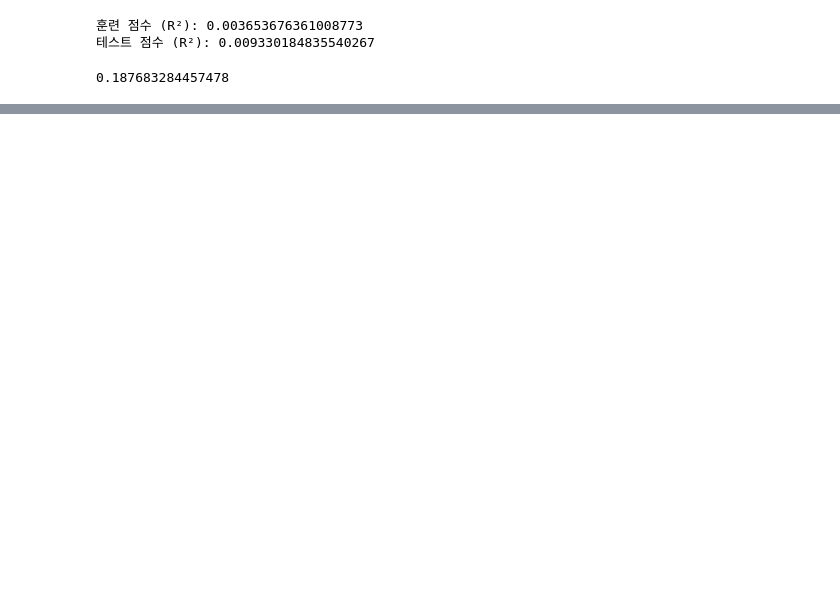
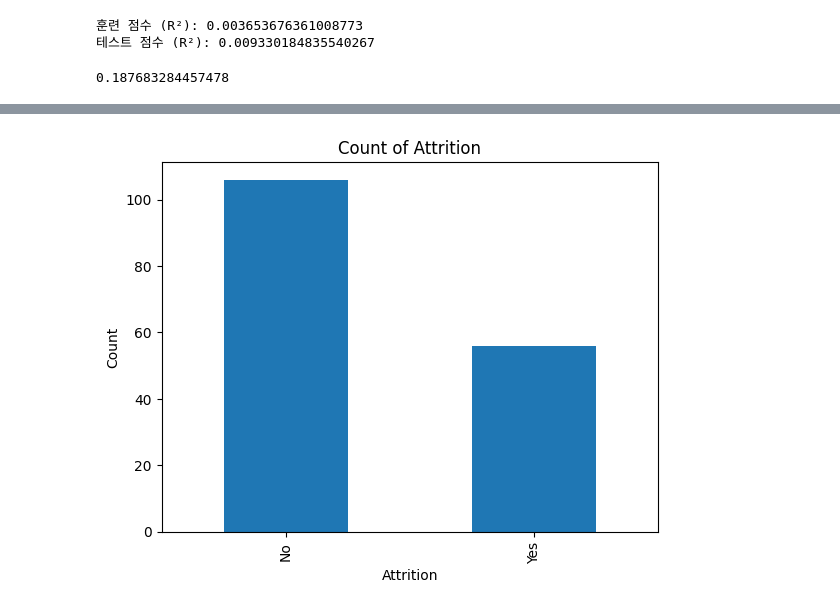
Before and after one commit to Indigo-Coder-github/23_1_Database, a Jupyter notebook: ML.ipynb, the cells around one changed output, grey strips where cells are left out. Cells and saved outputs as stored; diff of their text form; code cells hidden in the pictures; blank space fills up the shorter version.

```diff
--- a/ML.ipynb
+++ b/ML.ipynb
@@ -660,0 +707,15 @@ print(test_score)
+# %%
+data_age_20 = data[data['Age_cut']==0].reset_index(drop = True)
+# %%
+import seaborn as sns
+
+
+attrition_counts = data_age_20['Attrition'].value_counts()
+
+attrition_counts.plot(kind='bar')
+plt.xlabel('Attrition')
+plt.ylabel('Count')
+plt.title('Count of Attrition')
+plt.show()
+# %% [output]
+[figure, added]
```
Also changed, not shown: parts of 10 cells of this notebook.
